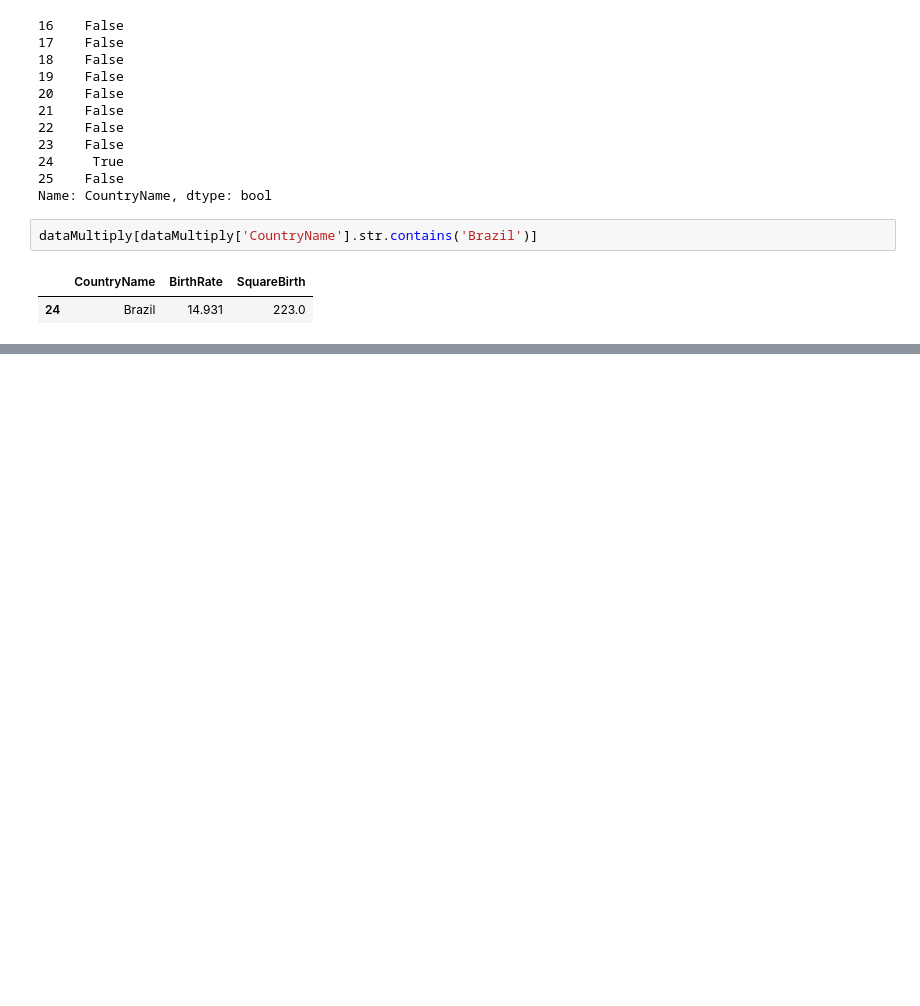
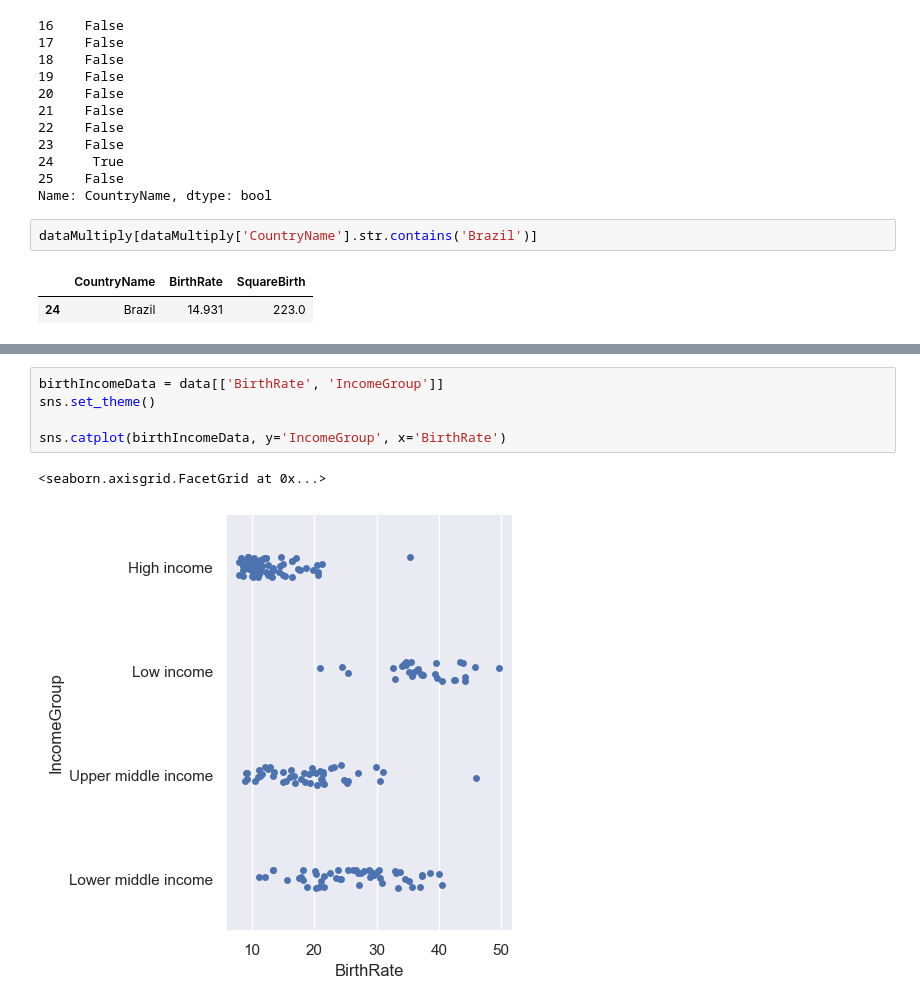
Before and after one commit to rmc3408/python, a Jupyter notebook: data-science/python-A-Z/dataFrames.ipynb, the cells around one changed output, grey strips where cells are left out. Drawn from its saved outputs; the diff is of its cells as text; blank space fills up the shorter version.

```diff
--- a/data-science/python-A-Z/dataFrames.ipynb
+++ b/data-science/python-A-Z/dataFrames.ipynb
@@ -169,0 +247,8 @@ dataMultiply[dataMultiply['CountryName'].str.contains('Brazil')]
+# %%
+birthIncomeData = data[['BirthRate', 'IncomeGroup']]
+sns.set_theme()
+
+sns.catplot(birthIncomeData, y='IncomeGroup', x='BirthRate')
+# %% [output]
+<seaborn.axisgrid.FacetGrid at 0x...>
+[figure, added]
```
Also changed, not shown: parts of 9 cells of this notebook, 2 other files.
